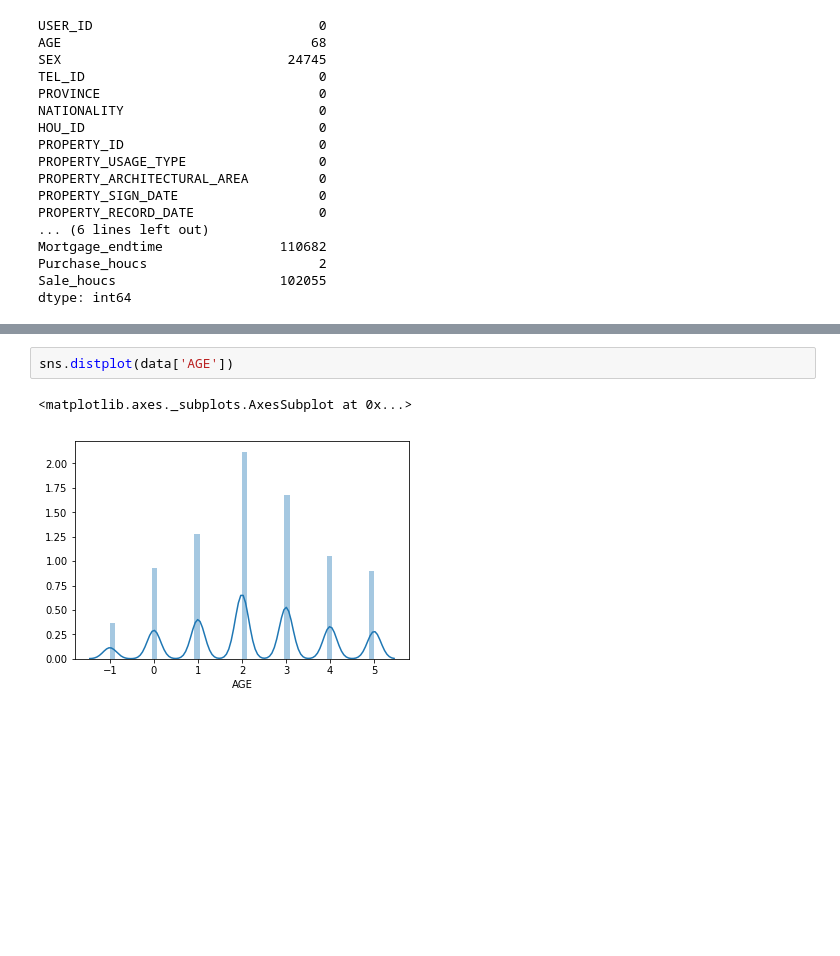
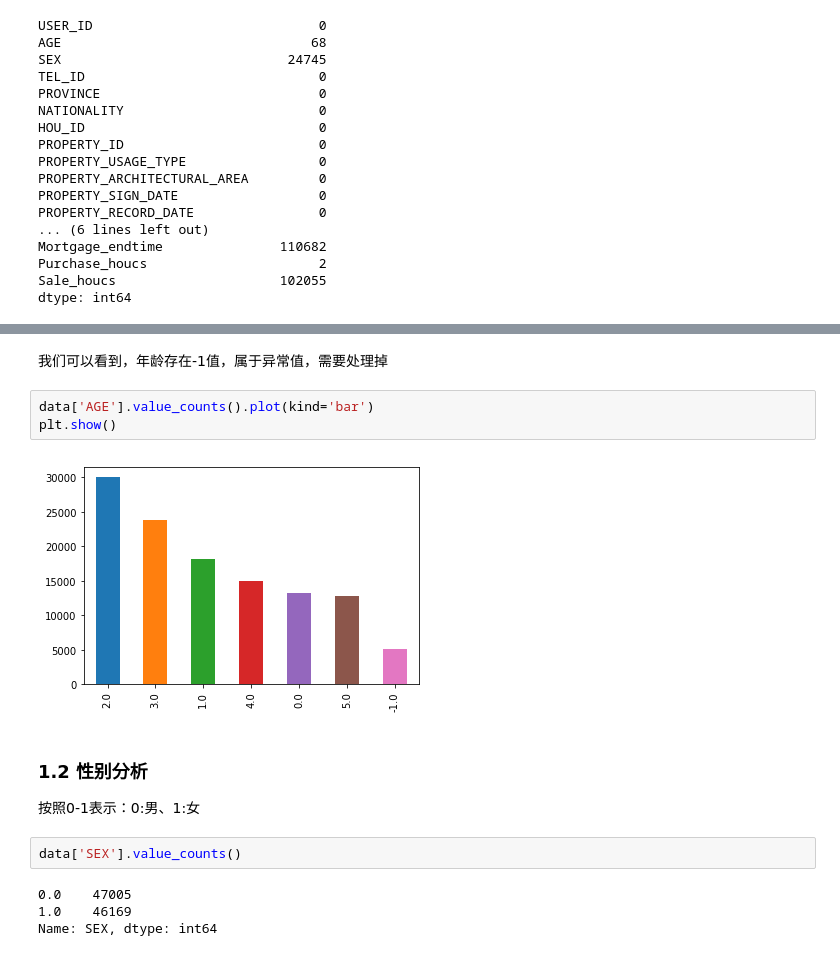
Before and after one commit to yanqiangmiffy/personal-credit-evaluation, a Jupyter notebook: 数据分析.ipynb, the cells around one changed output, grey strips where cells are left out. Drawn from its saved outputs; the diff is of its cells as text; blank space fills up the shorter version.

```diff
--- a/数据分析.ipynb
+++ b/数据分析.ipynb
@@ -71,5 +99,16 @@ data['AGE']=data['AGE'].fillna(2.0)
-# %%
-sns.distplot(data['AGE'])
-# %% [output]
-<matplotlib.axes._subplots.AxesSubplot at 0x...>
-[figure, removed]
+# %% [markdown]
+我们可以看到，年龄存在-1值，属于异常值，需要处理掉
+# %%
+data['AGE'].value_counts().plot(kind='bar')
+plt.show()
+# %% [output]
+[figure, added]
+# %% [markdown]
+### 1.2 性别分析
+按照0-1表示：0:男、1:女
+# %%
+data['SEX'].value_counts()
+# %% [output]
+0.0    47005
+1.0    46169
+Name: SEX, dtype: int64
```
Also changed, not shown: parts of 17 cells of this notebook.
